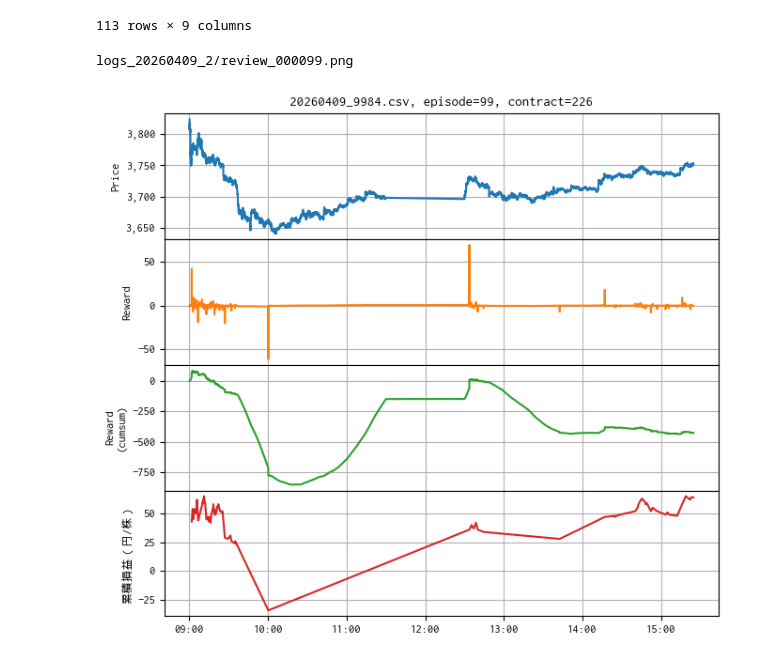
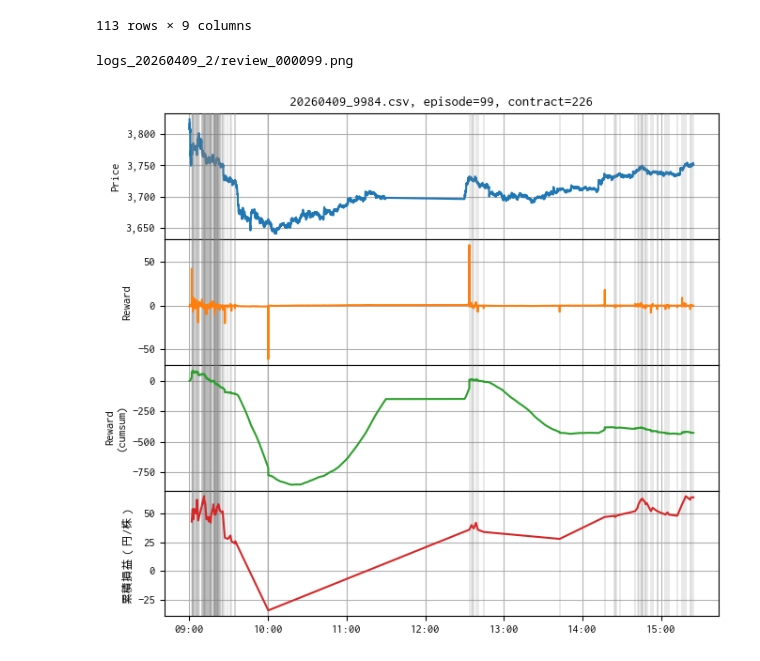
Before and after one commit to bitwalk123/honeybee, a Jupyter notebook: reward_pnl.ipynb, the cells around one changed output. Saved outputs shown, nothing was run; the diff lists cells and outputs as text; code cells hidden in the pictures.

```diff
--- a/reward_pnl.ipynb
+++ b/reward_pnl.ipynb
@@ -101,34 +101,39 @@ fig = plt.figure(figsize=(6.8, 6))
 ax = dict()
 n = 4
 gs = fig.add_gridspec(
     n, 1, wspace=0.0, hspace=0.0, height_ratios=[1 if i == 0 else 1 for i in range(n)]
 )
 for i, axis in enumerate(gs.subplots(sharex="col")):
     ax[i] = axis
     ax[i].grid()
 
 gtitle = f"{tick_csv}, episode={int(counter)}, contract={n_contract:,d}"
 ax[0].set_title(gtitle)
 ax[0].plot(df_tick["Price"], color="C0")
 ax[0].xaxis.set_major_formatter(mdates.DateFormatter("%H:%M"))
 ax[0].yaxis.set_major_formatter(ticker.StrMethodFormatter("{x:,.0f}"))
 ax[0].set_ylabel("Price")
 # ax[0].legend(loc="upper left", fontsize=7)
 
-ax[1].plot(df_reward["reward"], color="C1")
+ax[1].plot(df_reward["reward"], color="C1", zorder=50)
 ax[1].set_ylabel("Reward")
 
-ax[2].plot(df_reward["cumsum"], color="C2")
+ax[2].plot(df_reward["cumsum"], color="C2", zorder=50)
 ax[2].set_ylabel("Reward\n(cumsum)")
 
-ax[3].plot(df_profit["累積損益"], color="C3")
+ax[3].plot(df_profit["累積損益"], color="C3", zorder=50)
 ax[3].set_ylabel("累積損益（円/株）")
+
+for t in df_profit.index:
+    for i in range(n):
+        ax[i].axvline(x=t, color="gray", linewidth=0.25, zorder=10)
+
 
 plt.tight_layout()
 img_review = os.path.join(dir_log, f"review_{counter}.png")
 print(img_review)
 plt.savefig(img_review)
 plt.show()
 # %% [output]
 logs_20260409_2/review_000099.png
-[figure, old version]
+[figure, new version]
```
